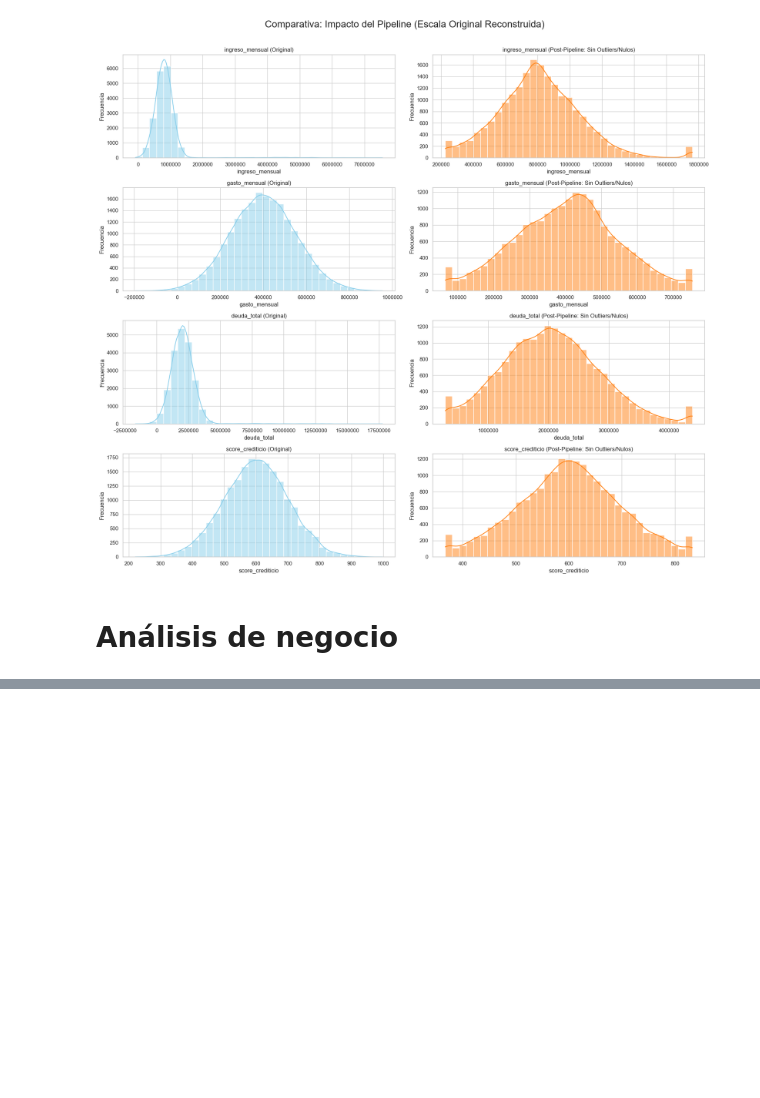
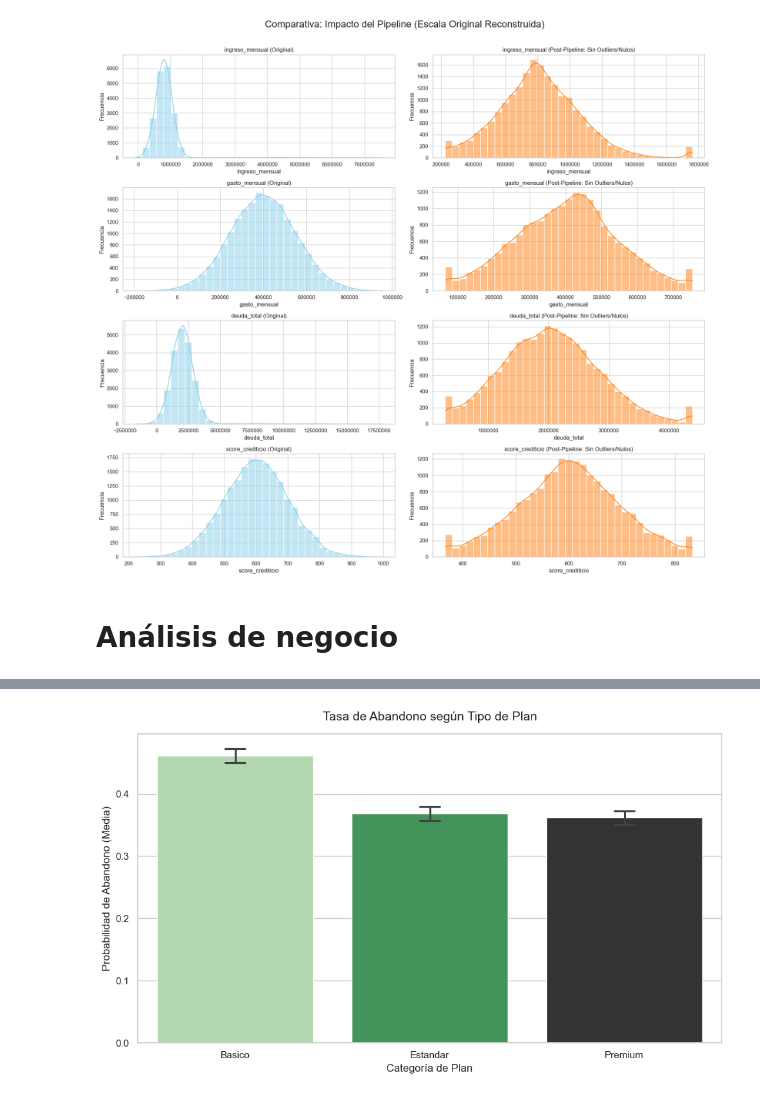
Before and after one commit to francarrascoo/Programacion-para-la-ciencia-de-datos, a Jupyter notebook: notebooks/notebook.ipynb, the cells around one changed output, grey strips where cells are left out. Cells and saved outputs as stored; diff of their text form; code cells hidden in the pictures; blank space fills up the shorter version.

```diff
--- a/notebooks/notebook.ipynb
+++ b/notebooks/notebook.ipynb
@@ -728,0 +750,28 @@ plt.show()
+# %%
+map_plan = {-1: "Desconocido", 0: "Basico", 1: "Estandar", 2: "Premium"}
+orden_plan = sorted(df_analisis["tipo_plan"].unique().tolist())
+
+plt.figure(figsize=(10, 6))
+ax = sns.barplot(
+    data=df_analisis,
+    x="tipo_plan",
+    y="abandono",
+    hue="tipo_plan",
+    order=orden_plan,
+    dodge=False,
+    legend=False,
+    palette="Greens_d",
+    capsize=0.1,
+)
+
+ax.set_title("Tasa de Abandono según Tipo de Plan", fontsize=14, pad=15)
+ax.set_ylabel("Probabilidad de Abandono (Media)", fontsize=12)
+ax.set_xlabel("Categoría de Plan", fontsize=12)
+ax.set_xticks(orden_plan)
+ax.set_xticklabels([map_plan.get(v, str(v)) for v in orden_plan], fontsize=11)
+
+plt.tight_layout()
+guardar_grafico(plt.gcf(), "analisis_churn_tipo_plan", "reportes")
+plt.show()
+# %% [output]
+[figure, added]
```
Also changed, not shown: parts of 10 cells of this notebook, 6 other files.
